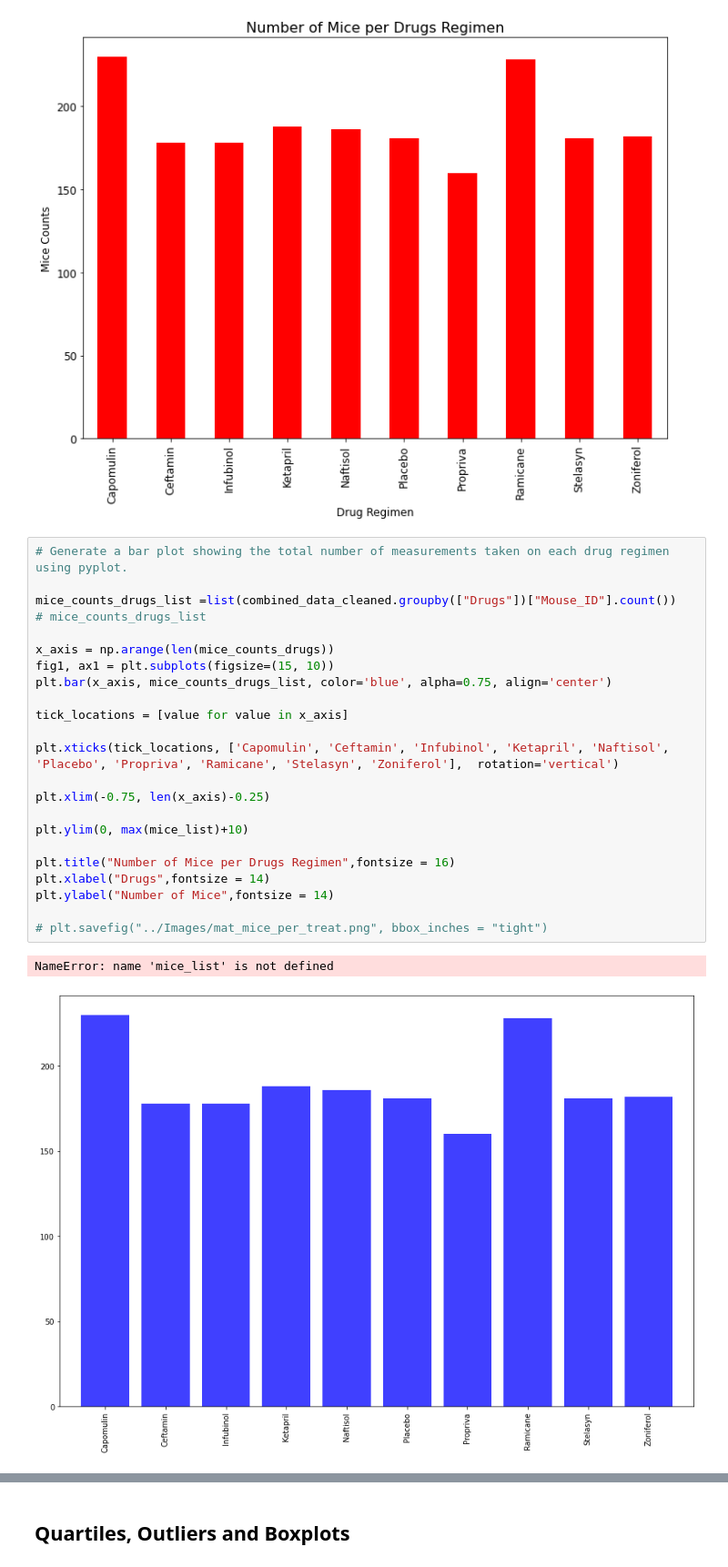
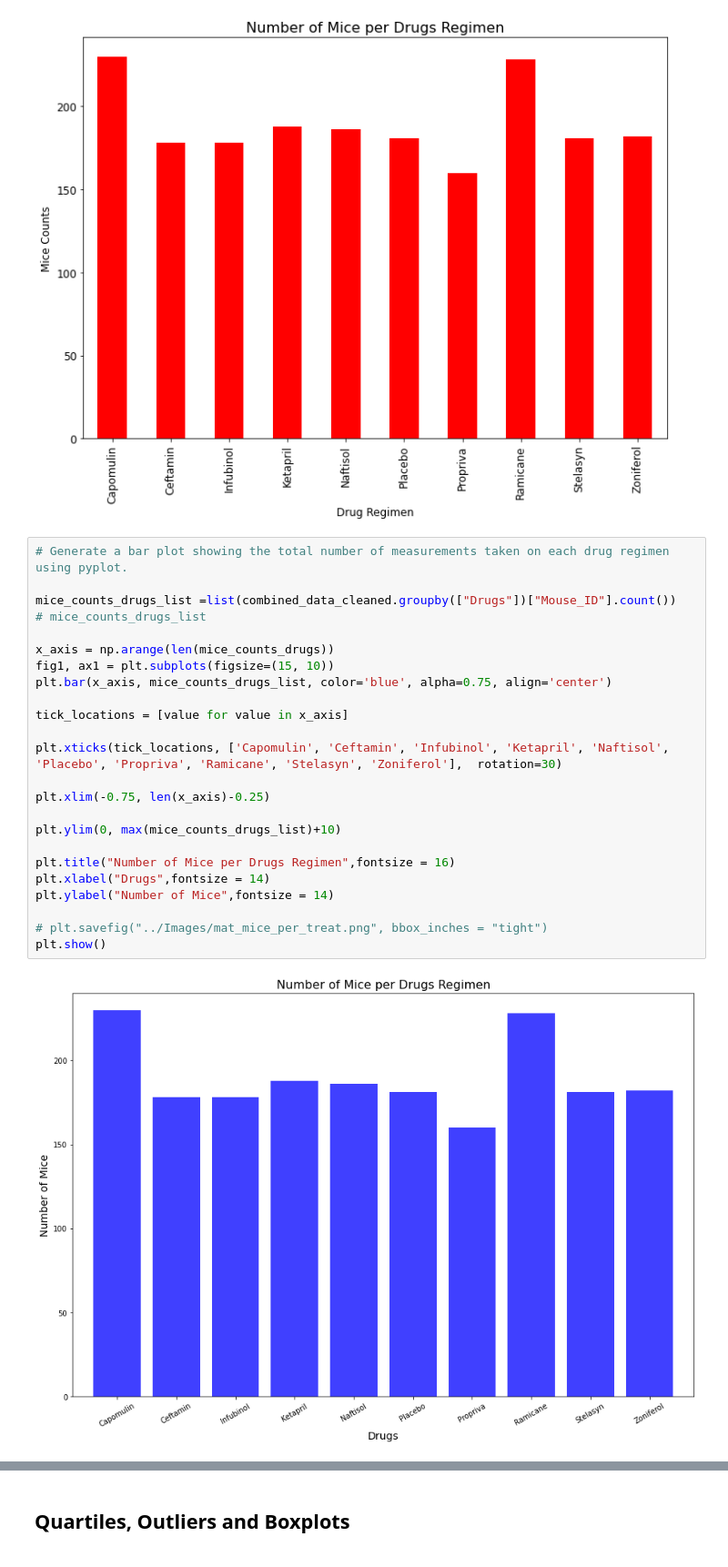
Before and after one commit to tsubedy/Matplotlib-Challenge, a Jupyter notebook: pymaceuticals_starter.ipynb, the cells around one changed output, grey strips where cells are left out. Shown at 91% size. Drawn from its saved outputs; the diff is of its cells as text.

```diff
--- a/pymaceuticals_starter.ipynb
+++ b/pymaceuticals_starter.ipynb
@@ -190,29 +198,29 @@ plt.show()
 # %%
 # Generate a bar plot showing the total number of measurements taken on each drug regimen using pyplot.
 
 mice_counts_drugs_list =list(combined_data_cleaned.groupby(["Drugs"])["Mouse_ID"].count())
 # mice_counts_drugs_list
 
 x_axis = np.arange(len(mice_counts_drugs))
 fig1, ax1 = plt.subplots(figsize=(15, 10))
 plt.bar(x_axis, mice_counts_drugs_list, color='blue', alpha=0.75, align='center')
 
 tick_locations = [value for value in x_axis]
 
-plt.xticks(tick_locations, ['Capomulin', 'Ceftamin', 'Infubinol', 'Ketapril', 'Naftisol', 'Placebo', 'Propriva', 'Ramicane', 'Stelasyn', 'Zoniferol'],  rotation='vertical')
+plt.xticks(tick_locations, ['Capomulin', 'Ceftamin', 'Infubinol', 'Ketapril', 'Naftisol', 'Placebo', 'Propriva', 'Ramicane', 'Stelasyn', 'Zoniferol'],  rotation=30)
 
 plt.xlim(-0.75, len(x_axis)-0.25)
 
-plt.ylim(0, max(mice_list)+10)
+plt.ylim(0, max(mice_counts_drugs_list)+10)
 
 plt.title("Number of Mice per Drugs Regimen",fontsize = 16)
 plt.xlabel("Drugs",fontsize = 14)
 plt.ylabel("Number of Mice",fontsize = 14)
 
 # plt.savefig("../Images/mat_mice_per_treat.png", bbox_inches = "tight")
+plt.show()
 # %% [output]
-NameError: name 'mice_list' is not defined
-[figure, old version]
+[figure, new version]
 # %%
 # Generate a pie plot showing the distribution of female versus male mice using pandas
 
```
Also changed, not shown: parts of 23 cells of this notebook.
